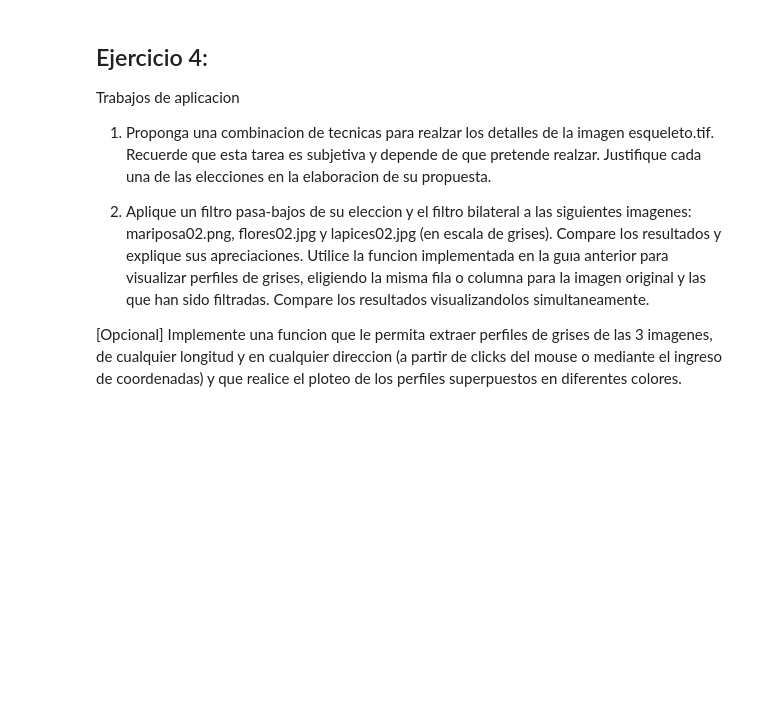
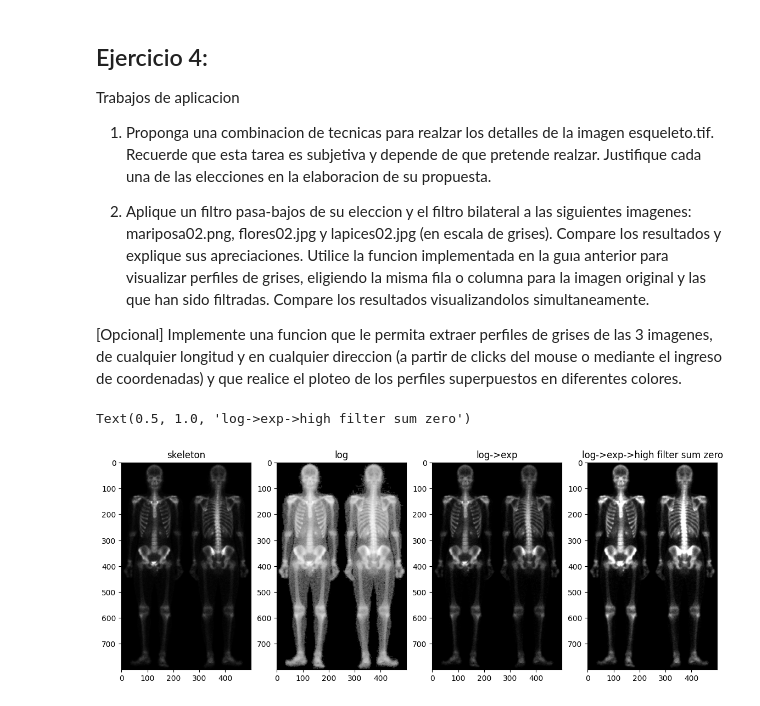
Before and after one commit to aguusandy/pdi-2024, a Jupyter notebook: Unidad3_PDI_filtrado.ipynb, the cells around one changed output. Saved outputs shown, nothing was run; the diff lists cells and outputs as text; code cells hidden in the pictures; blank space fills up the shorter version.

```diff
--- a/Unidad3_PDI_filtrado.ipynb
+++ b/Unidad3_PDI_filtrado.ipynb
@@ -271,3 +306,26 @@ Trabajos de aplicacion
 2. Aplique un filtro pasa-bajos de su eleccion y el filtro bilateral a las siguientes imagenes: mariposa02.png, flores02.jpg y lapices02.jpg (en escala de grises). Compare los resultados y explique sus apreciaciones. Utilice la funcion implementada en la guıa anterior para visualizar perfiles de grises, eligiendo la misma fila o columna para la imagen original y las que han sido filtradas. Compare los resultados visualizandolos simultaneamente.
 
 [Opcional] Implemente una funcion que le permita extraer perfiles de grises de las 3 imagenes, de cualquier longitud y en cualquier direccion (a partir de clicks del mouse o mediante el ingreso de coordenadas) y que realice el ploteo de los perfiles superpuestos en diferentes colores.
+# %%
+#2.1
+# it proposed to identify better the skeleton ribs
+esqueleto =cv2.imread('esqueleto.tif',cv2.IMREAD_GRAYSCALE)
+#firt we apply the logarithmic transformation to have better contrast
+esqueleto_log = transformacion_logaritmica(esqueleto,c=1)
+#than we apply tha exponential transformation to highlight whitest pixels
+esqueleto_log_exp= transformacion_exponencial(esqueleto_log,c=1,alpha=4)
+# for the last we apply cross smoothing filter because skeleton has right parts
+  #and this method highlighs that
+filtro = crear_filtro_promediador(kernel_size=3,tipo=1) #  tipo 1 cruz
+suaviazada = cv2.filter2D(esqueleto, -1, filtro)
+A = 1
+mascara_difusa_alta_potencia = cv2.subtract(np.clip(A*esqueleto_log_exp, 0, 255).astype(np.uint8),suaviazada)
+
+fig, ax = plt.subplots(nrows=1,ncols=4,figsize=(14,12))
+ax[0].imshow(esqueleto,cmap='gray');ax[0].set_title('skeleton')
+ax[1].imshow(esqueleto_log,cmap='gray');ax[1].set_title('log')
+ax[2].imshow(esqueleto_log_exp,cmap='gray');ax[2].set_title('log->exp')
+ax[3].imshow(suaviazada,cmap='gray');ax[3].set_title('log->exp->high filter sum zero')
+# %% [output]
+Text(0.5, 1.0, 'log->exp->high filter sum zero')
+[figure, added]
```
Also changed, not shown: parts of 12 cells of this notebook.
